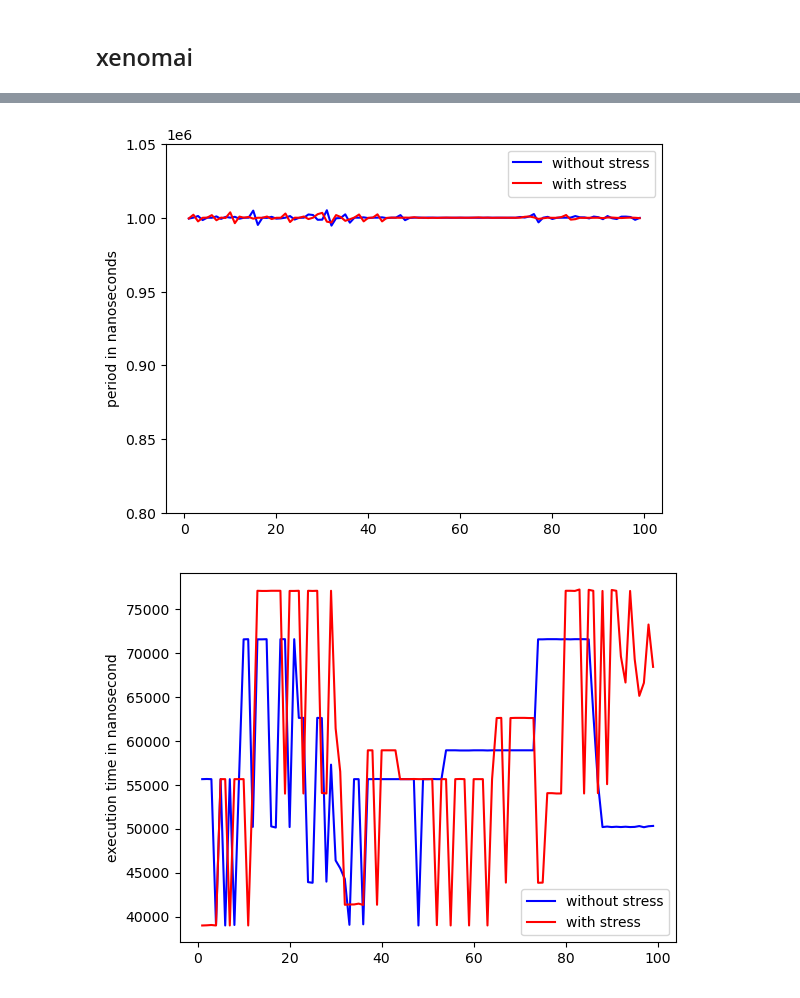
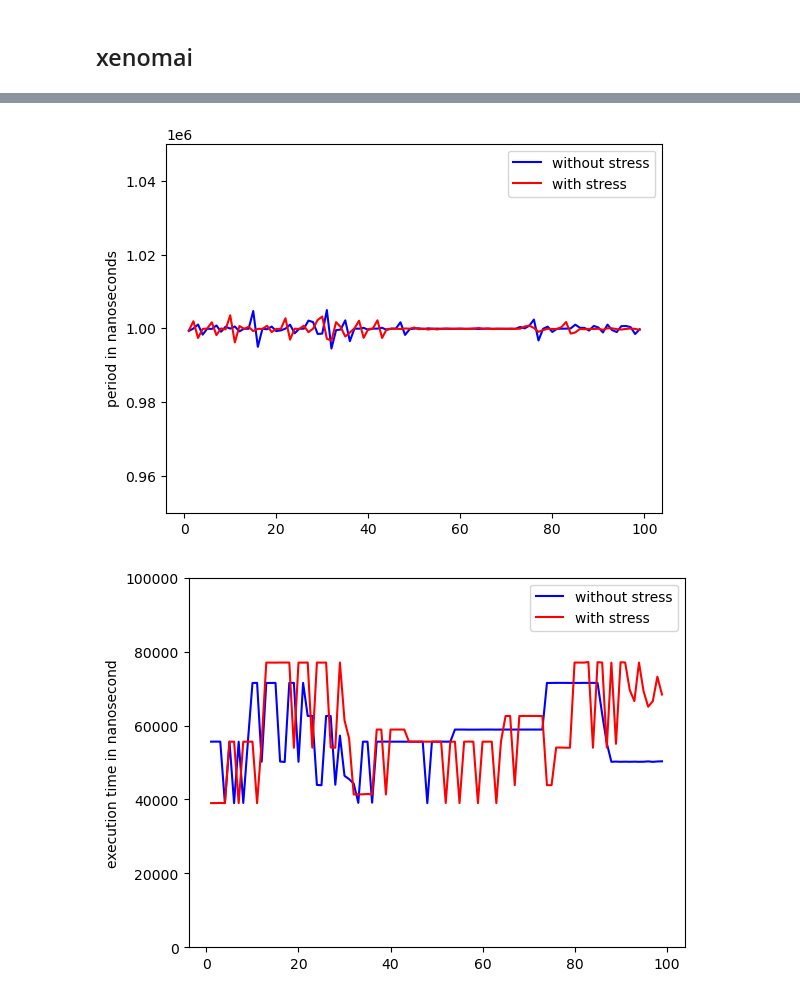
Before and after one commit to Tinsae-Ayana/Plot-timing, a Jupyter notebook: main.ipynb, the cells around one changed output, grey strips where cells are left out. Cells and saved outputs as stored; diff of their text form; code cells hidden in the pictures.

```diff
--- a/main.ipynb
+++ b/main.ipynb
@@ -91,15 +122,16 @@ plt.plot(sample_number[1:100], sample_time[1:100],       color = "blue", label=
 plt.plot(sample_numbe2[1:100], sample_time_stress[1:100], color = "red", label= "with stress")
 plt.ylabel("period in nanoseconds")
 plt.legend()
-plt.ylim(0.9e6,1.05e6)
-plt.savefig("images/executiontimesig.png")
+plt.ylim(0.95e6,1.05e6)
+plt.savefig("images/xenomaiSample.png")
 # %% [output]
-[figure, old version]
+[figure, new version]
 # %%
 plt.plot(range(len(execution_time))[1:100],execution_time[1:100], color='blue', label=   "without stress")
 plt.plot(range(len(execution_time_stress))[1:100], execution_time_stress[1:100], label = "with stress", color = 'red')
 plt.legend()
 plt.ylabel("execution time in nanosecond")
-plt.savefig("images/executiontimesig.png")
+plt.ylim(0,1e5)
+plt.savefig("images/executionxenomia.png")
 # %% [output]
-[figure, old version]
+[figure, new version]
```
Also changed, not shown: parts of 9 cells of this notebook.
